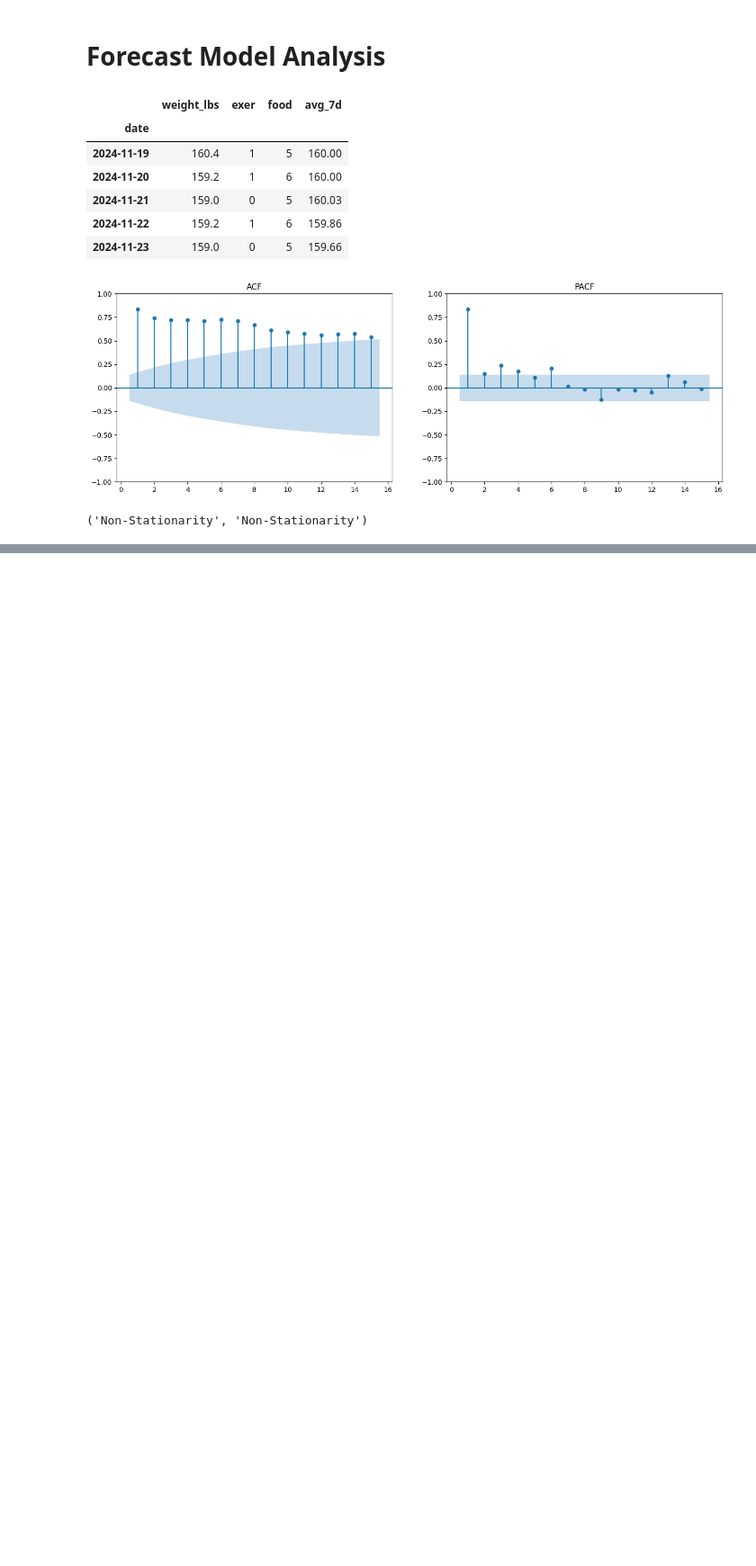
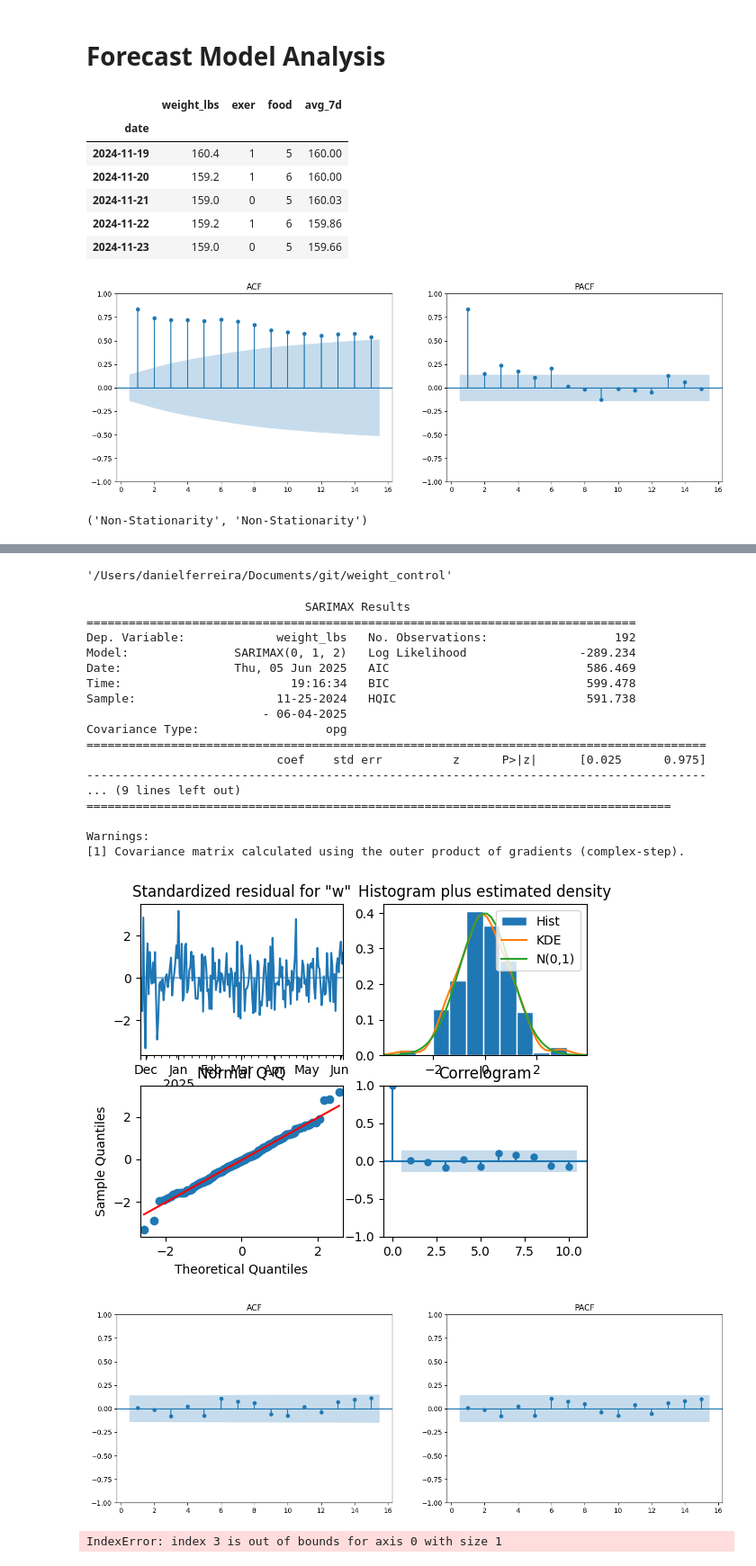
Before and after one commit to danielrferreira/weight_control, a Jupyter notebook: forecast_model/analysis.ipynb, the cells around one changed output, grey strips where cells are left out. Shown at 90% size. Cells and saved outputs as stored; diff of their text form; code cells hidden in the pictures; blank space fills up the shorter version.

Commit message:
model selected, json created

```diff
--- a/forecast_model/analysis.ipynb
+++ b/forecast_model/analysis.ipynb
@@ -53,0 +60,33 @@ Warnings:
+# %%
+pwd
+# %% [output]
+'/Users/danielferreira/Documents/git/weight_control'
+# %%
+from utils.weight_analysis import wana
+analysis = wana('data/weight.csv')
+no_miss = analysis.df.dropna()
+# %%
+y = no_miss['weight_lbs']
+x = no_miss['food_exercise_avg_7d']
+model2 = SARIMAX(y, order=(0,1,2), exog=x).fit(disp=False)
+sf.diagnostic(model2)
+# %% [output]
+                               SARIMAX Results
+==============================================================================
+Dep. Variable:             weight_lbs   No. Observations:                  192
+Model:               SARIMAX(0, 1, 2)   Log Likelihood                -289.234
+Date:                Thu, 05 Jun 2025   AIC                            586.469
+Time:                        19:16:34   BIC                            599.478
+Sample:                    11-25-2024   HQIC                           591.738
+                         - 06-04-2025
+Covariance Type:                  opg
+========================================================================================
+                           coef    std err          z      P>|z|      [0.025      0.975]
+----------------------------------------------------------------------------------------
+... (9 lines left out)
+===================================================================================
+
+Warnings:
+[1] Covariance matrix calculated using the outer product of gradients (complex-step).
+[figure, added]
+[figure, added]
@@ -53,0 +127,19 @@ Warnings:
+# %%
+def predict_scenario(exog):
+    model = SARIMAX(
+        endog=dummy_endog,  # Dummy endog, as we only need the coefficients
+        order=tuple(model_params["order"]),
+        exog=exog
+    )
+    model.initialize_known(
+        initial_state=np.zeros(model.k_states),
+        initial_state_cov=np.eye(model.k_states)
+    )
+    model.update(model_params["params"])
+    return model.simulate(model_params["params"], steps=future_steps, exog=exog)
+
+# Predict for both scenarios
+predictions_1 = predict_scenario(x_bad)
+predictions_2 = predict_scenario(x_good)
+# %% [output]
+IndexError: index 3 is out of bounds for axis 0 with size 1
```
Also changed, not shown: parts of 9 cells of this notebook, 2 other files.
